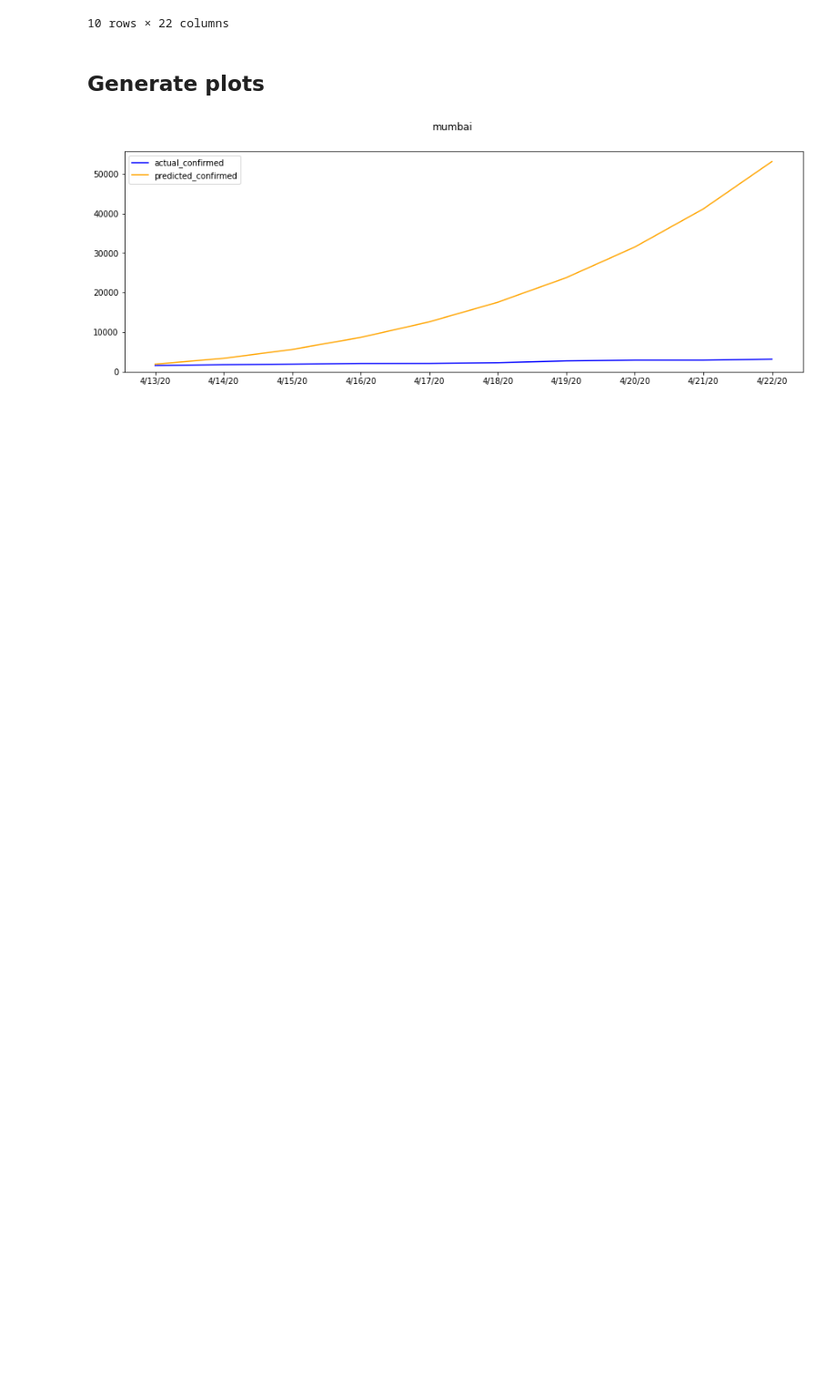
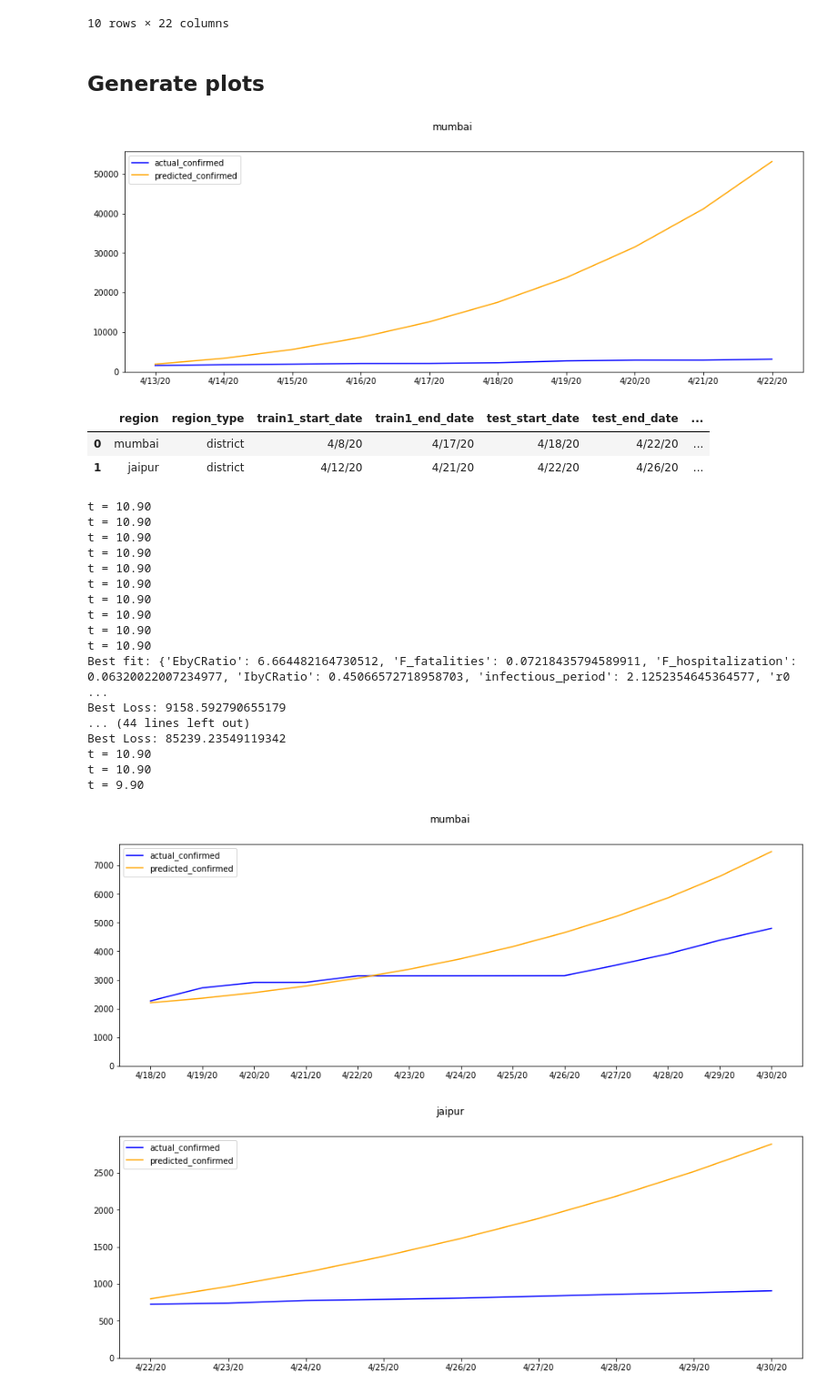
Before and after one commit to dishamakhija/covid19-india, a Jupyter notebook: covid19-library/src/SEIHRD_Experiments.ipynb, the cells around one changed output. Shown at 91% size. Drawn from its saved outputs; the diff is of its cells as text; code cells hidden in the pictures; blank space fills up the shorter version.

```diff
--- a/covid19-library/src/SEIHRD_Experiments.ipynb
+++ b/covid19-library/src/SEIHRD_Experiments.ipynb
@@ -145,3 +147,57 @@ forecast_df
 plot(model_params, forecast_df, forecast_start_date, forecast_end_date)
 # %% [output]
 [figure]
+# %%
+experiments = pd.read_csv('experiments.csv')
+# %%
+experiments
+# %% [output]
+|  | region | region_type | train1_start_date | train1_end_date | test_start_date | test_end_date | ... |
+| 0 | mumbai | district | 4/8/20 | 4/17/20 | 4/18/20 | 4/22/20 | ... |
+| 1 | jaipur | district | 4/12/20 | 4/21/20 | 4/22/20 | 4/26/20 | ... |
+# %%
+for idx, row in experiments.iterrows():
+    region = row['region']
+    region_type = row['region_type']
+    train1_start_date = row['train1_start_date']
+    train1_end_date = row['train1_end_date']
+    train2_start_date = row['train2_start_date']
+    train2_end_date = row['train2_end_date']
+    run_day = row['run_day']
+    test_start_date = row['test_start_date']
+    test_end_date = row['test_end_date']
+    forecast_run_day = row['forecast_run_day']
+    forecast_start_date = row['forecast_start_date']
+    forecast_end_date = row['forecast_end_date']
+
+    params, metrics, model_params = train_eval(region, region_type,
+                                           train1_start_date, train1_end_date,
+                                           train2_start_date, train2_end_date, run_day,
+                                           test_start_date, test_end_date,
+                                           default_train_config, default_test_config,
+                                           max_evals = 10,
+                                           mlflow_log = False,
+                                           name_prefix = 'mumbai_sample')
+    forecast_df = forecast(model_params, forecast_run_day, forecast_start_date,
+                       forecast_end_date, default_forecast_config)
+    plot(model_params, forecast_df, forecast_start_date, forecast_end_date)
+# %% [output]
+t = 10.90
+t = 10.90
+t = 10.90
+t = 10.90
+t = 10.90
+t = 10.90
+t = 10.90
+t = 10.90
+t = 10.90
+t = 10.90
+Best fit: {'EbyCRatio': 6.664482164730512, 'F_fatalities': 0.07218435794589911, 'F_hospitalization': 0.06320022007234977, 'IbyCRatio': 0.45066572718958703, 'infectious_period': 2.1252354645364577, 'r0 ...
+Best Loss: 9158.592790655179
+... (44 lines left out)
+Best Loss: 85239.23549119342
+t = 10.90
+t = 10.90
+t = 9.90
+[figure, added]
+[figure, added]
```
Also changed, not shown: parts of 2 cells of this notebook, 6 other files.
